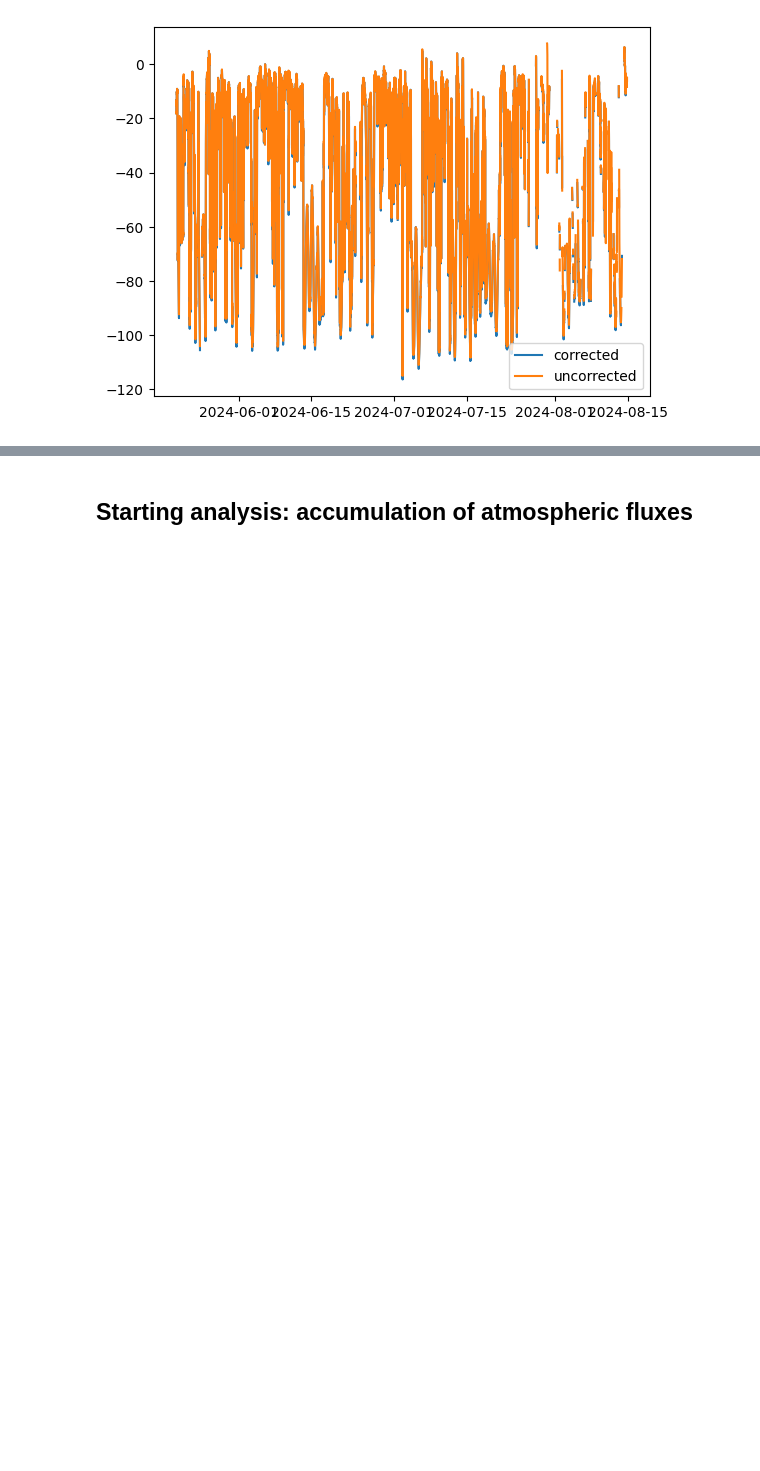
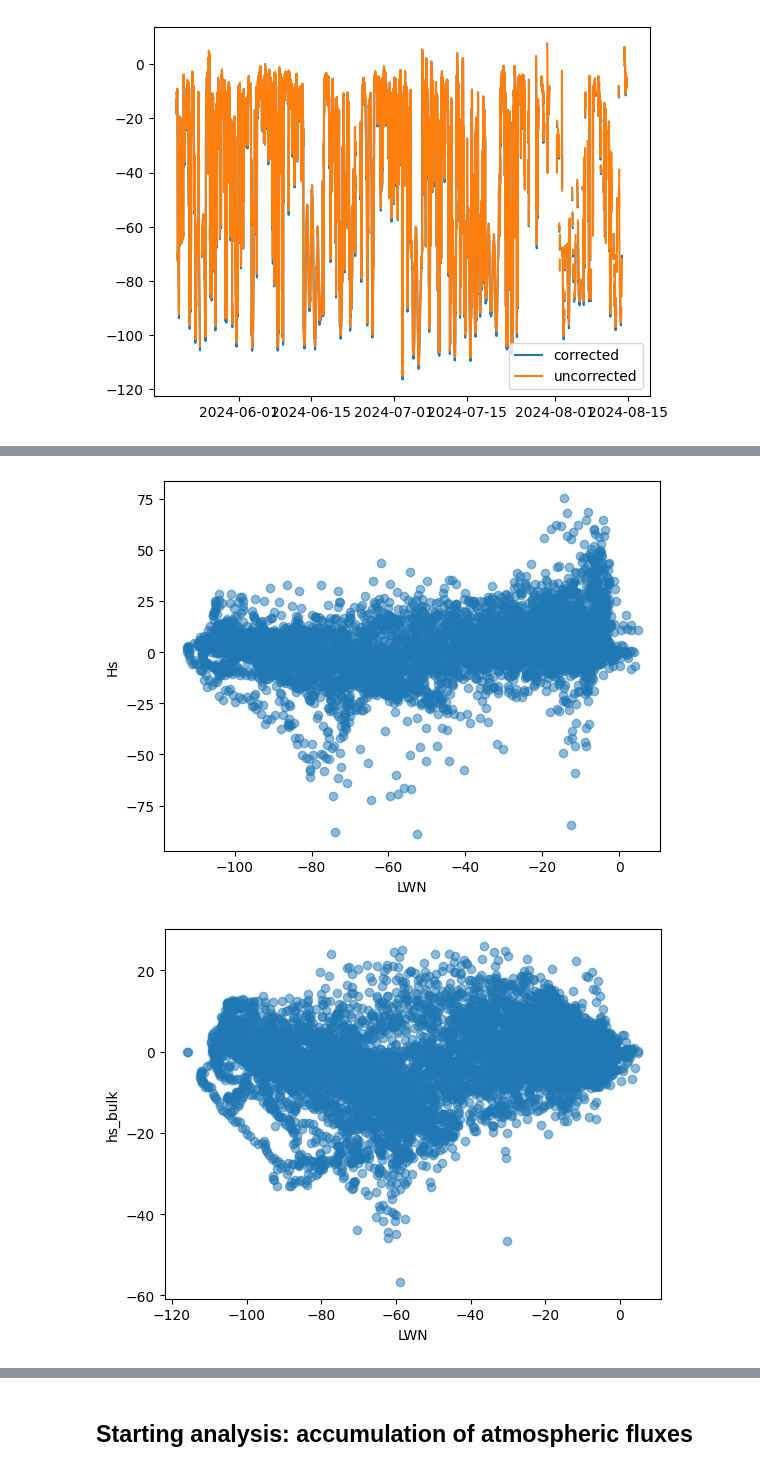
Before and after one commit to sledd/ICECAPS_raven, a Jupyter notebook: raven_accumulation_analysis.ipynb, the cells around one changed output, grey strips where cells are left out. Drawn from its saved outputs; the diff is of its cells as text; code cells hidden in the pictures; blank space fills up the shorter version.

```diff
--- a/raven_accumulation_analysis.ipynb
+++ b/raven_accumulation_analysis.ipynb
@@ -200,0 +186,9 @@ else:
+# %%
+for varname in ['Hs','hs_bulk','hl_bulk']:
+    plt.scatter(asfs_data_lev2['net_long_hemisp'][season_idx], rough_turb_data[varname], alpha=.5)
+    plt.ylabel(varname)
+    plt.xlabel('LWN')
+    plt.show()
+# %% [output]
+[figure, added]
+[figure, added]
```
Also changed, not shown: parts of 17 cells of this notebook.
